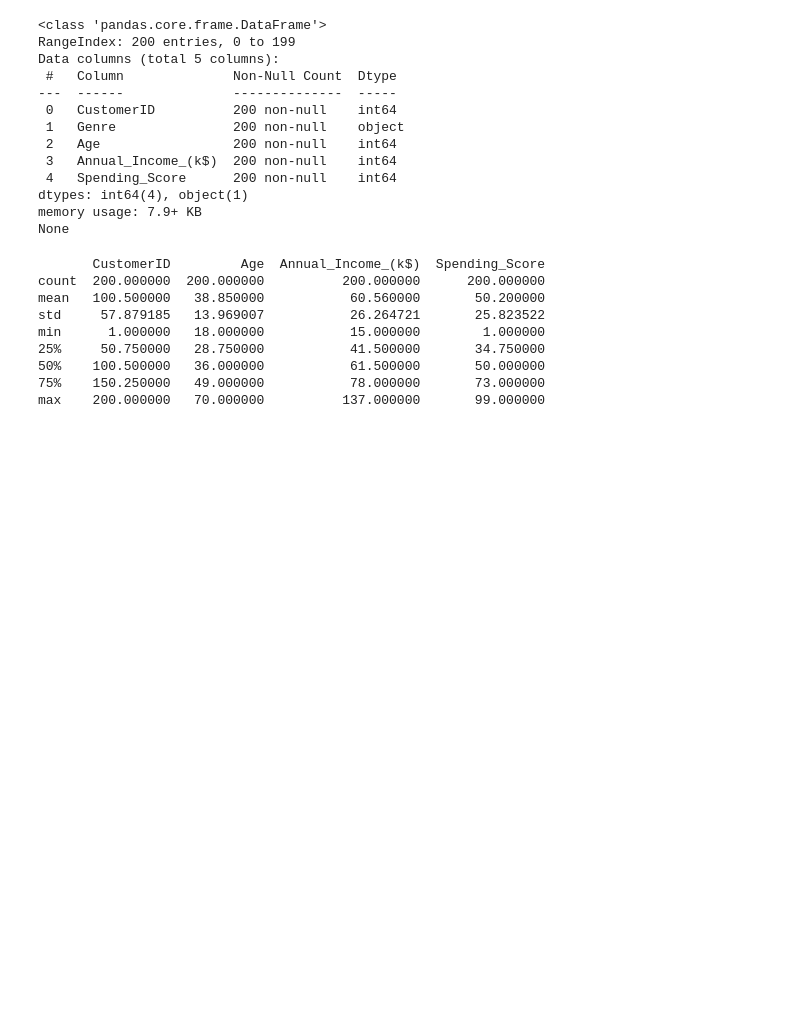
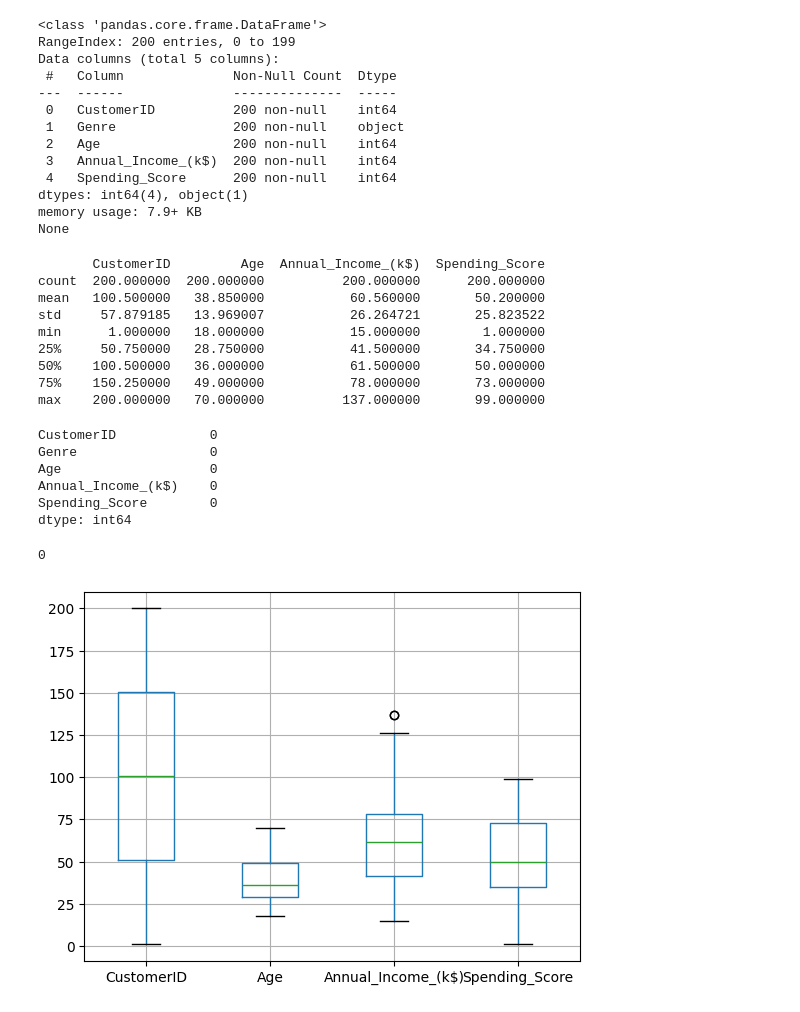
Before and after one commit to sabbir2609/edge_course, a Jupyter notebook: notebooks/pandas.ipynb, the cells around one changed output. Cells and saved outputs as stored; diff of their text form; code cells hidden in the pictures; blank space fills up the shorter version.

```diff
--- a/notebooks/pandas.ipynb
+++ b/notebooks/pandas.ipynb
@@ -234,3 +234,25 @@ min      1.000000   18.000000           15.000000        1.000000
 50%    100.500000   36.000000           61.500000       50.000000
 75%    150.250000   49.000000           78.000000       73.000000
 max    200.000000   70.000000          137.000000       99.000000
+# %%
+# check for null values
+print(df.isnull().sum())
+# %% [output]
+CustomerID            0
+Genre                 0
+Age                   0
+Annual_Income_(k$)    0
+Spending_Score        0
+dtype: int64
+# %%
+# check for duplicates
+print(df.duplicated().sum())
+# %% [output]
+0
+# %%
+# check for outliers
+# boxplot
+df.boxplot()
+plt.show()
+# %% [output]
+[figure, added]
```
Also changed, not shown: parts of 2 cells of this notebook.
